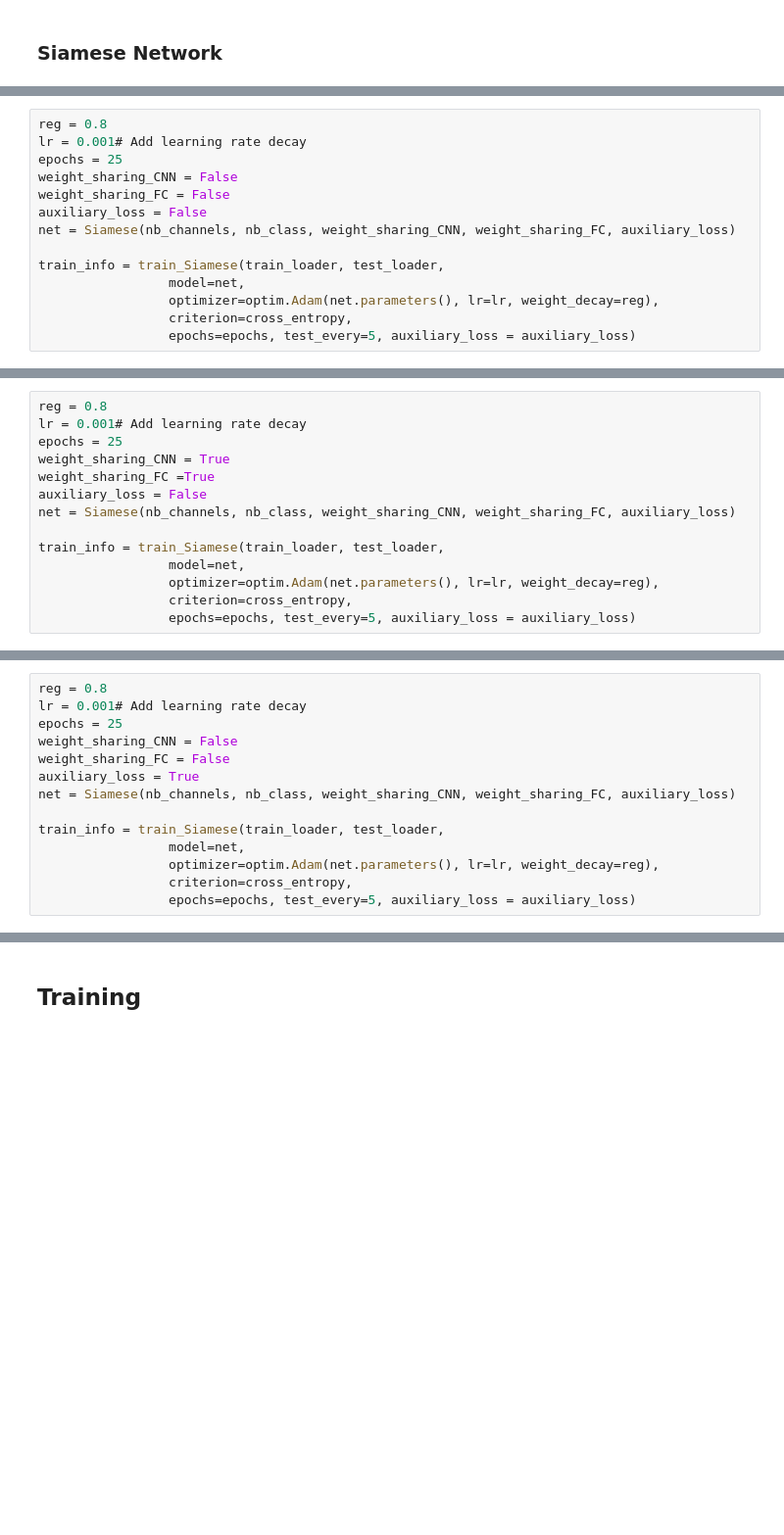
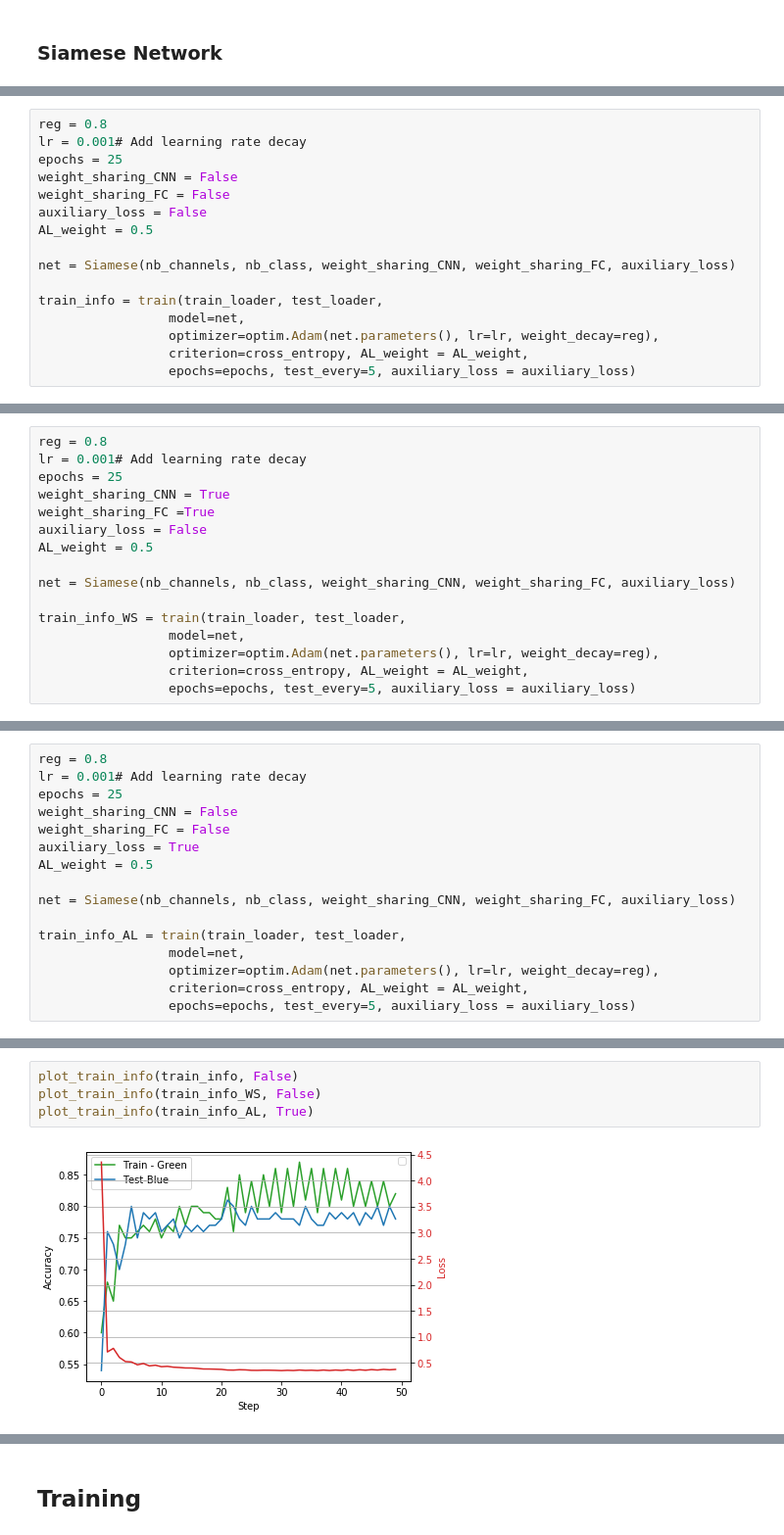
Before and after one commit to Jiang15/Deep-Learning-Project-1, a Jupyter notebook: Project 1- Weight Sharing and Auxiliary Losses.ipynb, the cells around one changed output, grey strips where cells are left out. Shown: that part at 98% size. Saved outputs shown, nothing was run; the diff lists cells and outputs as text; blank space fills up the shorter version.

```diff
--- a/Project 1- Weight Sharing and Auxiliary Losses.ipynb
+++ b/Project 1- Weight Sharing and Auxiliary Losses.ipynb
@@ -293,11 +406,13 @@ epochs = 25
 weight_sharing_CNN = False
 weight_sharing_FC = False
 auxiliary_loss = False
+AL_weight = 0.5
+
 net = Siamese(nb_channels, nb_class, weight_sharing_CNN, weight_sharing_FC, auxiliary_loss)
 
-train_info = train_Siamese(train_loader, test_loader,
+train_info = train(train_loader, test_loader,
                  model=net,
                  optimizer=optim.Adam(net.parameters(), lr=lr, weight_decay=reg),
-                 criterion=cross_entropy,
+                 criterion=cross_entropy, AL_weight = AL_weight,
                  epochs=epochs, test_every=5, auxiliary_loss = auxiliary_loss)
 # %% [output]
@@ -325,11 +440,13 @@ epochs = 25
 weight_sharing_CNN = True
 weight_sharing_FC =True
 auxiliary_loss = False
+AL_weight = 0.5
+
 net = Siamese(nb_channels, nb_class, weight_sharing_CNN, weight_sharing_FC, auxiliary_loss)
 
-train_info = train_Siamese(train_loader, test_loader,
+train_info_WS = train(train_loader, test_loader,
                  model=net,
                  optimizer=optim.Adam(net.parameters(), lr=lr, weight_decay=reg),
-                 criterion=cross_entropy,
+                 criterion=cross_entropy, AL_weight = AL_weight,
                  epochs=epochs, test_every=5, auxiliary_loss = auxiliary_loss)
 # %% [output]
@@ -357,11 +474,13 @@ epochs = 25
 weight_sharing_CNN = False
 weight_sharing_FC = False
 auxiliary_loss = True
+AL_weight = 0.5
+
 net = Siamese(nb_channels, nb_class, weight_sharing_CNN, weight_sharing_FC, auxiliary_loss)
 
-train_info = train_Siamese(train_loader, test_loader,
+train_info_AL = train(train_loader, test_loader,
                  model=net,
                  optimizer=optim.Adam(net.parameters(), lr=lr, weight_decay=reg),
-                 criterion=cross_entropy,
+                 criterion=cross_entropy, AL_weight = AL_weight,
                  epochs=epochs, test_every=5, auxiliary_loss = auxiliary_loss)
 # %% [output]
@@ -384,0 +504,6 @@ Epoch 25/25, Step 10, loss 0.6390, train accuracy 0.82, test accuracy 0.8
+# %%
+plot_train_info(train_info, False)
+plot_train_info(train_info_WS, False)
+plot_train_info(train_info_AL, True)
+# %% [output]
+[figure, added]
```
Also changed, not shown: parts of 25 cells of this notebook.
